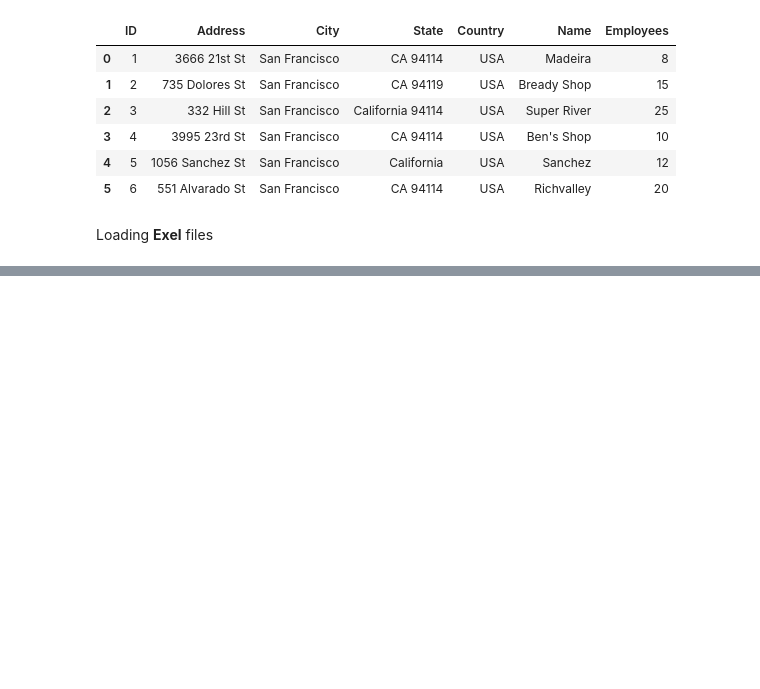
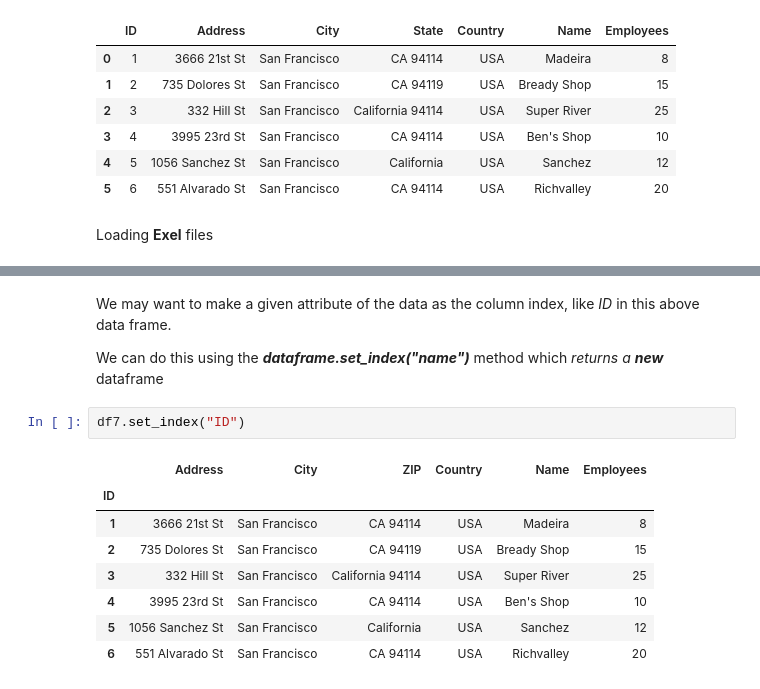
Before and after one commit to Mihir02/Python_Projects, a Jupyter notebook: Web Mapping/concepts.ipynb, the cells around one changed output, grey strips where cells are left out. Saved outputs shown, nothing was run; the diff lists cells and outputs as text; blank space fills up the shorter version.

```diff
--- a/Web Mapping/concepts.ipynb
+++ b/Web Mapping/concepts.ipynb
@@ -105,0 +232,15 @@ Loading **Exel** files
+# %% [markdown]
+We may want to make a given attribute of the data as the column index, like *ID* in this above data frame.
+
+We can do this using the ***dataframe.set_index("name")*** method which *returns a **new*** dataframe
+# %%
+df7.set_index("ID")
+# %% [output]
+|  | Address | City | ZIP | Country | Name | Employees |
+| ID |  |  |  |  |  |  |
+| 1 | 3666 21st St | San Francisco | CA 94114 | USA | Madeira | 8 |
+| 2 | 735 Dolores St | San Francisco | CA 94119 | USA | Bready Shop | 15 |
+| 3 | 332 Hill St | San Francisco | California 94114 | USA | Super River | 25 |
+| 4 | 3995 23rd St | San Francisco | CA 94114 | USA | Ben's Shop | 10 |
+| 5 | 1056 Sanchez St | San Francisco | California | USA | Sanchez | 12 |
+| 6 | 551 Alvarado St | San Francisco | CA 94114 | USA | Richvalley | 20 |
```
Also changed, not shown: parts of 51 cells of this notebook, 1 other file.
